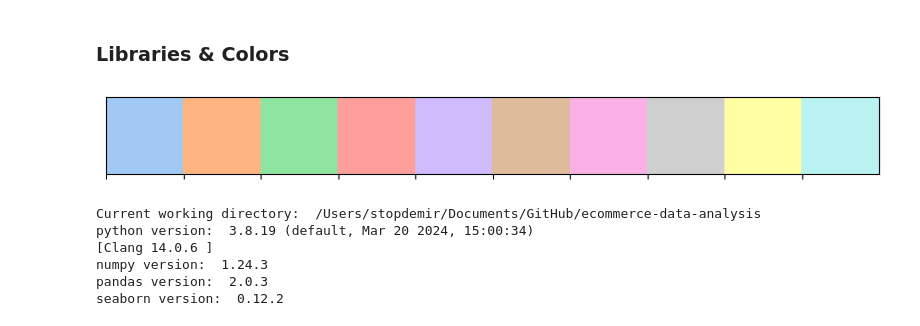
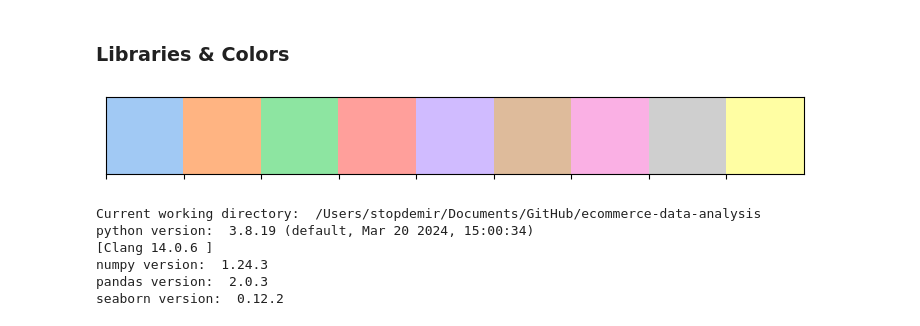
Before and after one commit to stopdemir/ecommerce-data-analysis, a Jupyter notebook: data_analysis.ipynb, the cells around one changed output. Cells and saved outputs as stored; diff of their text form; code cells hidden in the pictures.

```diff
--- a/data_analysis.ipynb
+++ b/data_analysis.ipynb
@@ -20,10 +20,10 @@ from plotly_credentials import *
 chart_studio.tools.set_credentials_file(username=plotly_username, api_key=plotly_api_key)
 # %%
 # to show color palette we used in this notebook
-sns.palplot(sns.color_palette('pastel', 10))
-colors = sns.color_palette('pastel', 10)
+sns.palplot(sns.color_palette('pastel', 9))
+colors = sns.color_palette('pastel', 9)
 # %% [output]
-[figure, old version]
+[figure, new version]
 # %%
 # this part is needed for an advanced statistical data analysis. Main objective of such an analysis is that
 # to identify patterns and trends in the data as well-known data distributions which can be employed in some analysis
```
